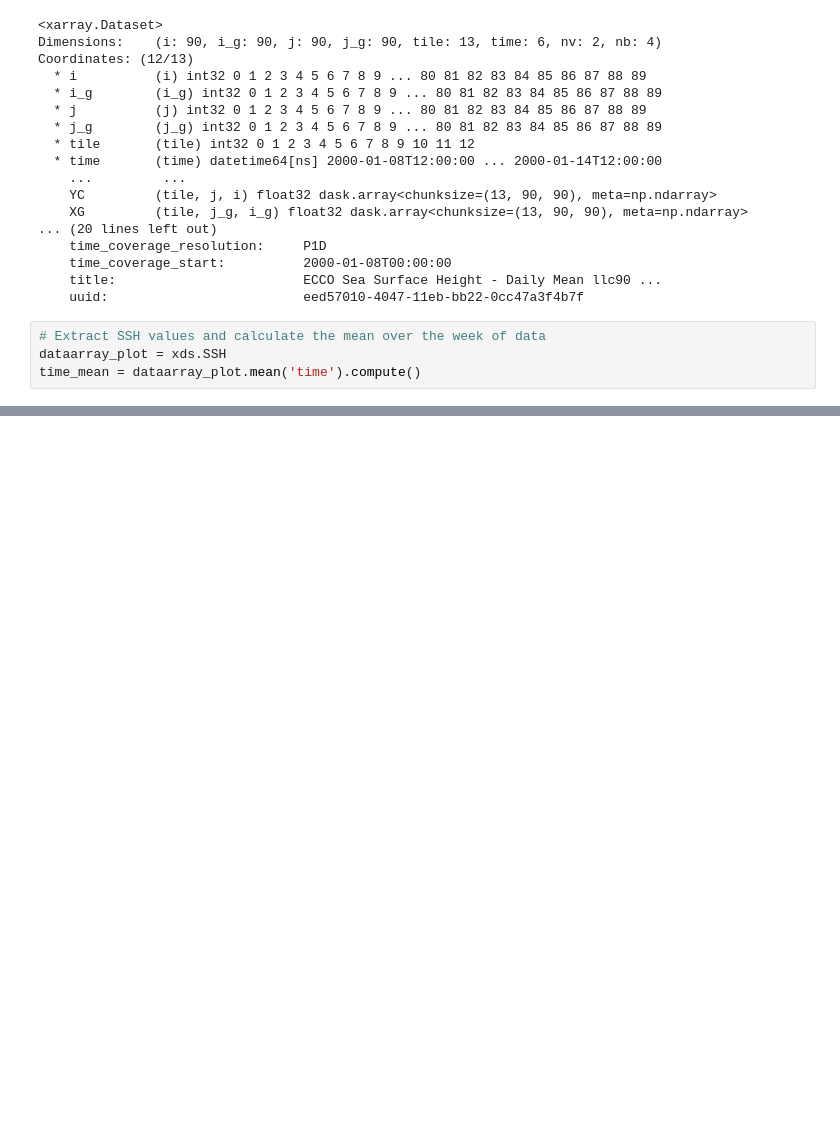
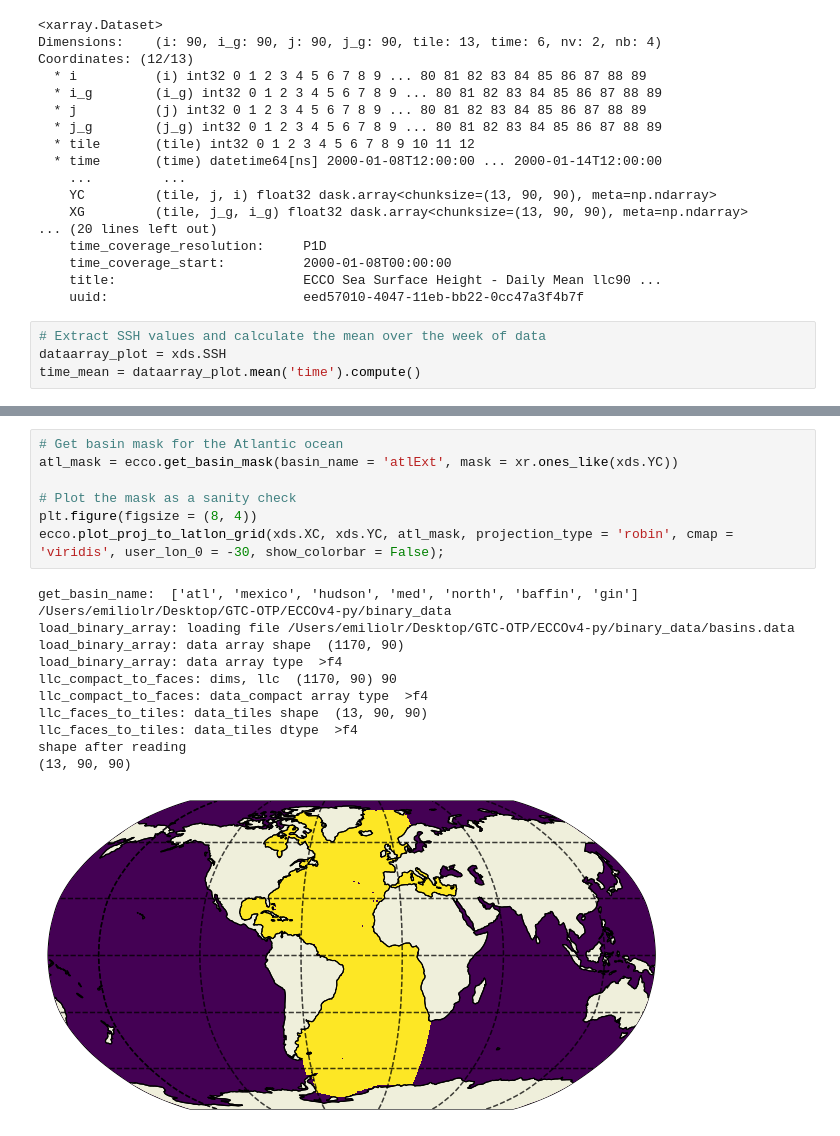
Before and after one commit to ai4er-cdt/OTP, a Jupyter notebook: ecco_variables.ipynb, the cells around one changed output, grey strips where cells are left out. Cells and saved outputs as stored; diff of their text form; blank space fills up the shorter version.

Commit message:
Extracted SSH over a latitude in the Atlantic basin and plotted

```diff
--- a/ecco_variables.ipynb
+++ b/ecco_variables.ipynb
@@ -88,0 +101,19 @@ cax.tick_params(labelsize=18)
+# %%
+# Get basin mask for the Atlantic ocean
+atl_mask = ecco.get_basin_mask(basin_name = 'atlExt', mask = xr.ones_like(xds.YC))
+
+# Plot the mask as a sanity check
+plt.figure(figsize = (8, 4))
+ecco.plot_proj_to_latlon_grid(xds.XC, xds.YC, atl_mask, projection_type = 'robin', cmap = 'viridis', user_lon_0 = -30, show_colorbar = False);
+# %% [output]
+get_basin_name:  ['atl', 'mexico', 'hudson', 'med', 'north', 'baffin', 'gin'] /Users/emiliolr/Desktop/GTC-OTP/ECCOv4-py/binary_data
+load_binary_array: loading file /Users/emiliolr/Desktop/GTC-OTP/ECCOv4-py/binary_data/basins.data
+load_binary_array: data array shape  (1170, 90)
+load_binary_array: data array type  >f4
+llc_compact_to_faces: dims, llc  (1170, 90) 90
+llc_compact_to_faces: data_compact array type  >f4
+llc_faces_to_tiles: data_tiles shape  (13, 90, 90)
+llc_faces_to_tiles: data_tiles dtype  >f4
+shape after reading
+(13, 90, 90)
+[figure, added]
```
Also changed, not shown: parts of 6 cells of this notebook.
